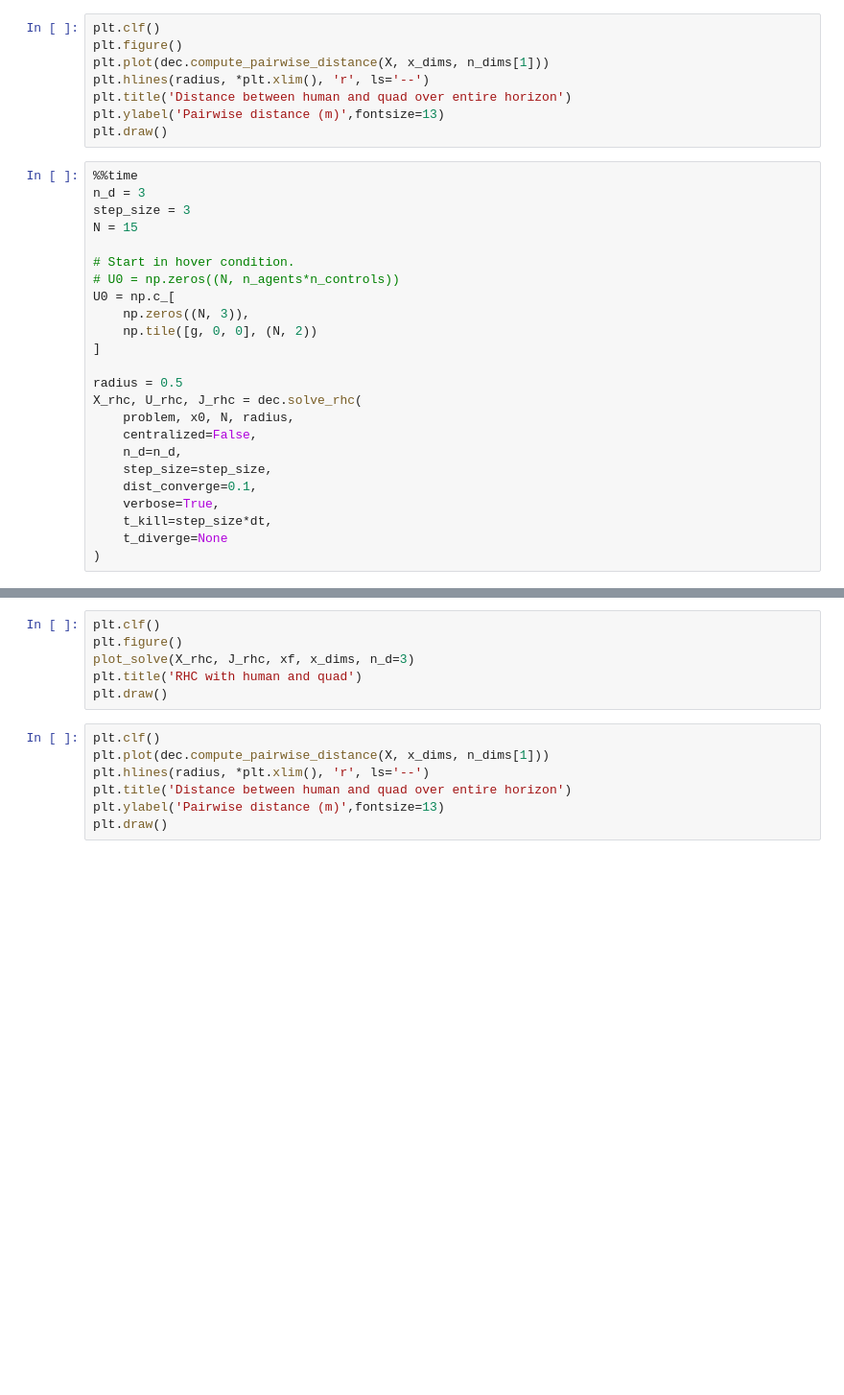
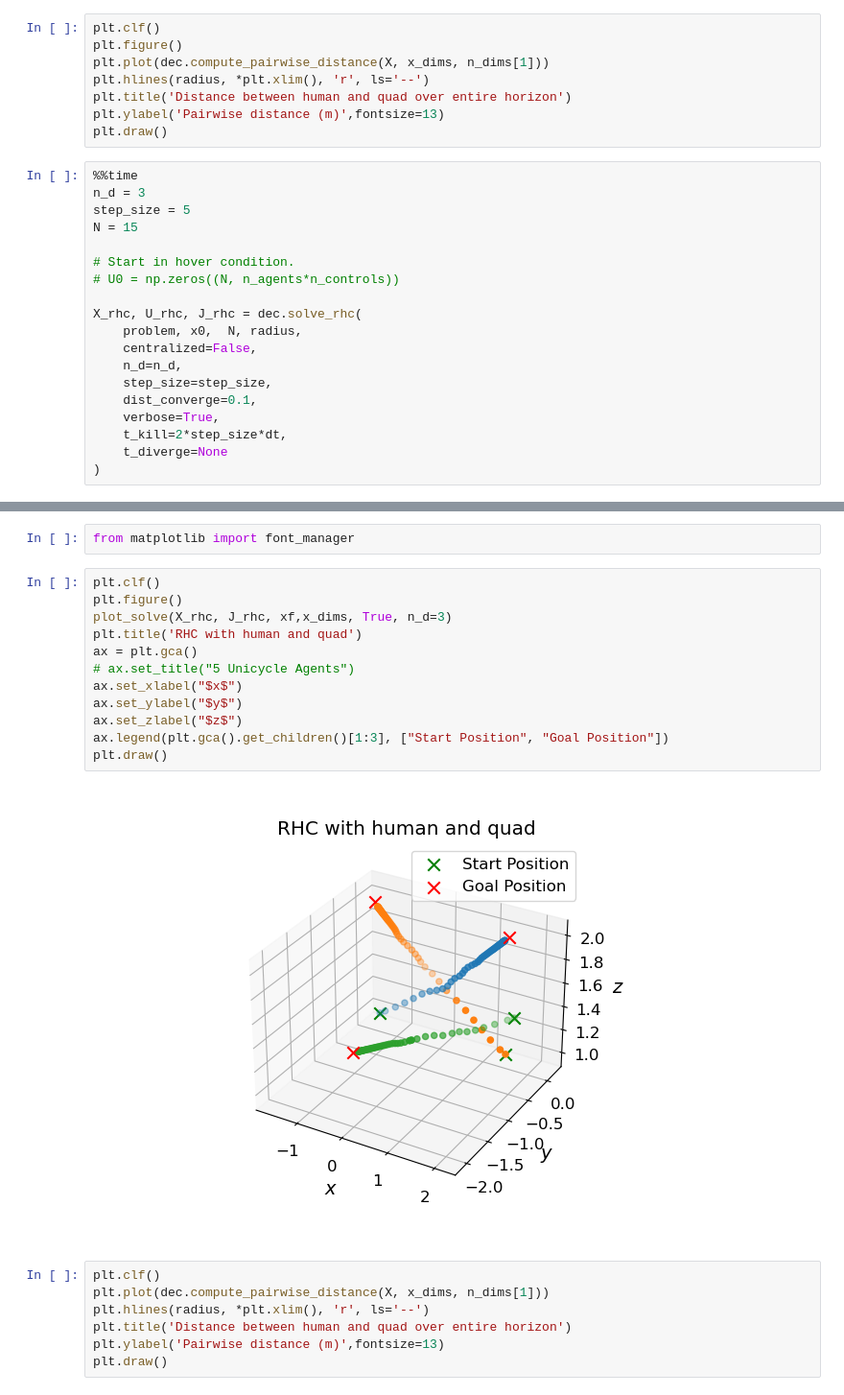
Before and after one commit to labicon/dp-ilqr, a Jupyter notebook: run/main.ipynb, the cells around one changed output, grey strips where cells are left out. Shown: that part at 96% size. Cells and saved outputs as stored; diff of their text form; blank space fills up the shorter version.

```diff
--- a/run/main.ipynb
+++ b/run/main.ipynb
@@ -442,24 +451,19 @@ plt.draw()
 # %%
 %%time
 n_d = 3
-step_size = 3
+step_size = 5
 N = 15
 
 # Start in hover condition.
 # U0 = np.zeros((N, n_agents*n_controls))
-U0 = np.c_[
-    np.zeros((N, 3)),
-    np.tile([g, 0, 0], (N, 2))
-]
 
-radius = 0.5
 X_rhc, U_rhc, J_rhc = dec.solve_rhc(
-    problem, x0, N, radius,
+    problem, x0,  N, radius,
     centralized=False,
     n_d=n_d,
     step_size=step_size,
     dist_converge=0.1,
     verbose=True,
-    t_kill=step_size*dt,
+    t_kill=2*step_size*dt,
     t_diverge=None
 )
@@ -466,9 +482,19 @@ X_rhc, U_rhc, J_rhc = dec.solve_rhc(
+# %%
+from matplotlib import font_manager
 # %%
 plt.clf()
 plt.figure()
-plot_solve(X_rhc, J_rhc, xf, x_dims, n_d=3)
+plot_solve(X_rhc, J_rhc, xf,x_dims, True, n_d=3)
 plt.title('RHC with human and quad')
+ax = plt.gca()
+# ax.set_title("5 Unicycle Agents")
+ax.set_xlabel("$x$")
+ax.set_ylabel("$y$")
+ax.set_zlabel("$z$")
+ax.legend(plt.gca().get_children()[1:3], ["Start Position", "Goal Position"])
 plt.draw()
+# %% [output]
+[figure, added]
 # %%
 plt.clf()
 plt.plot(dec.compute_pairwise_distance(X, x_dims, n_dims[1]))
```
Also changed, not shown: parts of 12 cells of this notebook, 1 other file.
